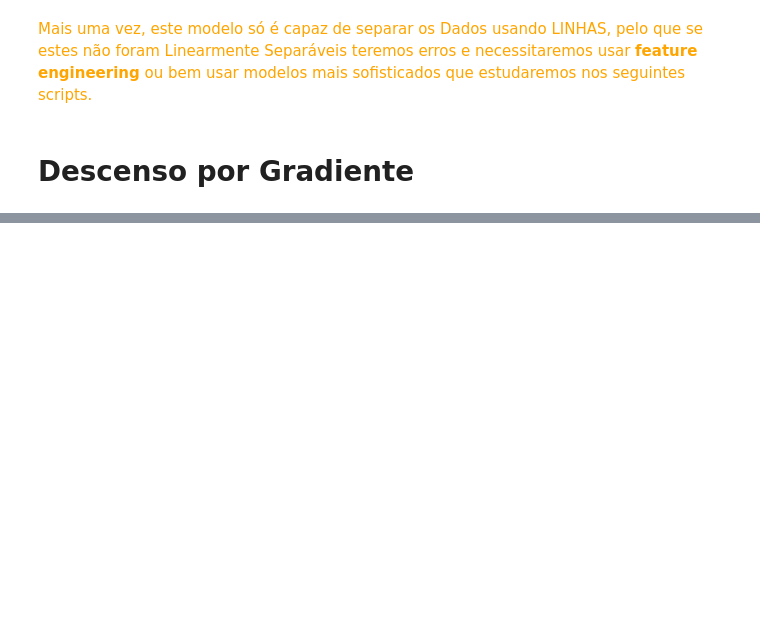
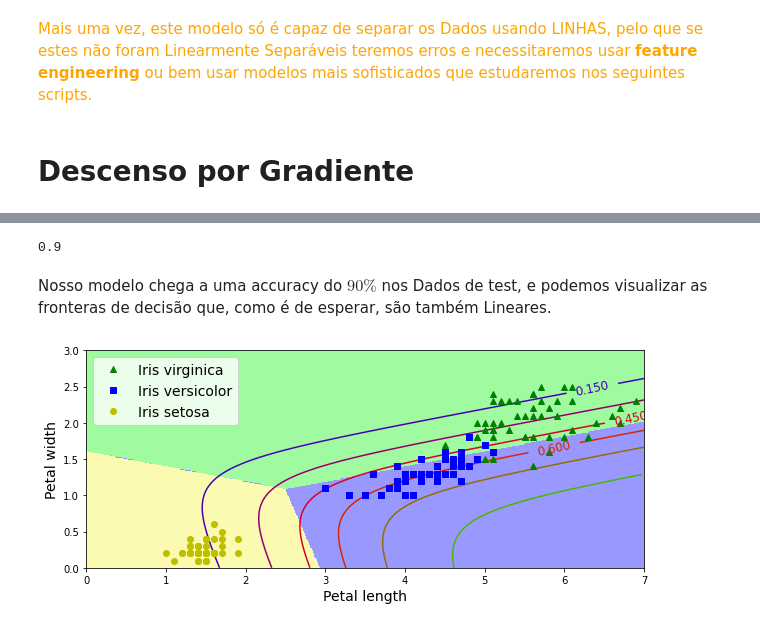
Before and after one commit to EddyGiusepe/Machine_Learning, a Jupyter notebook: 5_ML_Classification.ipynb, the cells around one changed output, grey strips where cells are left out. Cells and saved outputs as stored; diff of their text form; code cells hidden in the pictures; blank space fills up the shorter version.

```diff
--- a/5_ML_Classification.ipynb
+++ b/5_ML_Classification.ipynb
@@ -208,0 +254,17 @@ plt.show()
+# %%
+def to_one_hot(y):
+    n_classes = y.max() + 1
+    m = len(y)
+    Y_one_hot = np.zeros((m, n_classes))
+    Y_one_hot[np.arange(m), y] = 1
+    return Y_one_hot
+
+a = np.array([0, 1, 2])
+a_one_hot = np.array([[1., 0., 0.],
+                      [0., 1., 0.],
+                      [0., 0., 1.]])
+
+assert np.allclose(a_one_hot,to_one_hot(a))
+
+Y_train_one_hot = to_one_hot(y_train)
+Y_test_one_hot = to_one_hot(y_test)
@@ -208,0 +330,46 @@ plt.show()
+# %%
+logits = X_test.dot(w)
+Y_proba = softmax(logits)
+y_predict = np.argmax(Y_proba, axis=1)
+
+accuracy_score = np.mean(y_predict == y_test)
+accuracy_score
+# %% [output]
+0.9
+# %% [markdown]
+Nosso modelo chega a uma accuracy do $90\%$ nos Dados de test, e podemos visualizar as fronteras de decisão que, como é de esperar, são também Lineares.
+# %%
+import matplotlib.pyplot as plt
+
+x0, x1 = np.meshgrid(
+        np.linspace(0, 8, 500).reshape(-1, 1),
+        np.linspace(0, 3, 200).reshape(-1, 1),
+    )
+X_new = np.c_[x0.ravel(), x1.ravel()]
+X_new_with_bias = np.c_[np.ones([len(X_new), 1]), X_new]
+
+logits = X_new_with_bias.dot(w)
+Y_proba = softmax(logits)
+y_predict = np.argmax(Y_proba, axis=1)
+
+zz1 = Y_proba[:, 1].reshape(x0.shape)
+zz = y_predict.reshape(x0.shape)
+
+plt.figure(figsize=(10, 4))
+plt.plot(X[y==2, 0], X[y==2, 1], "g^", label="Iris virginica")
+plt.plot(X[y==1, 0], X[y==1, 1], "bs", label="Iris versicolor")
+plt.plot(X[y==0, 0], X[y==0, 1], "yo", label="Iris setosa")
+
+from matplotlib.colors import ListedColormap
+custom_cmap = ListedColormap(['#fafab0','#9898ff','#a0faa0'])
+
+plt.contourf(x0, x1, zz, cmap=custom_cmap)
+contour = plt.contour(x0, x1, zz1, cmap=plt.cm.brg)
+plt.clabel(contour, inline=1, fontsize=12)
+plt.xlabel("Petal length", fontsize=14)
+plt.ylabel("Petal width", fontsize=14)
+plt.legend(loc="upper left", fontsize=14)
+plt.axis([0, 7, 0, 3])
+plt.show()
+# %% [output]
+[figure, added]
```
Also changed, not shown: parts of 12 cells of this notebook.
